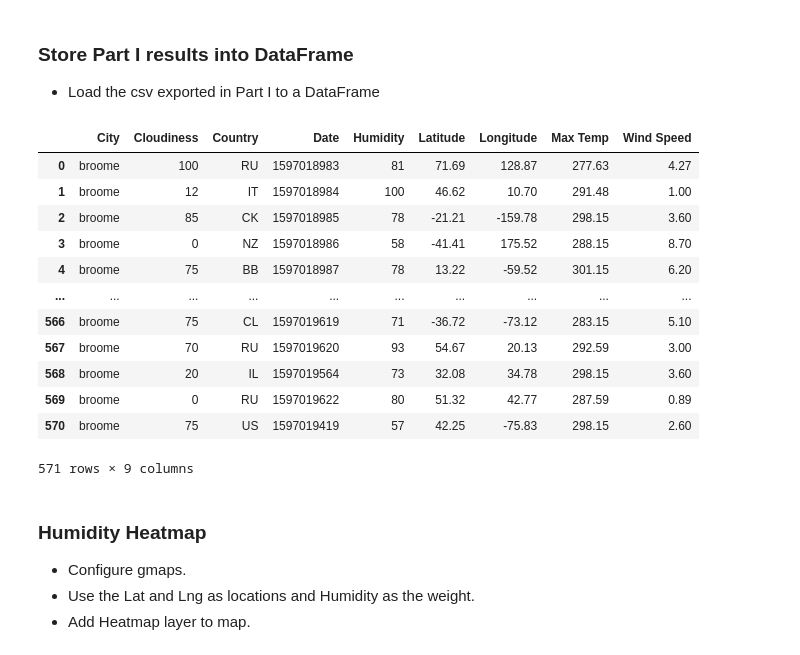
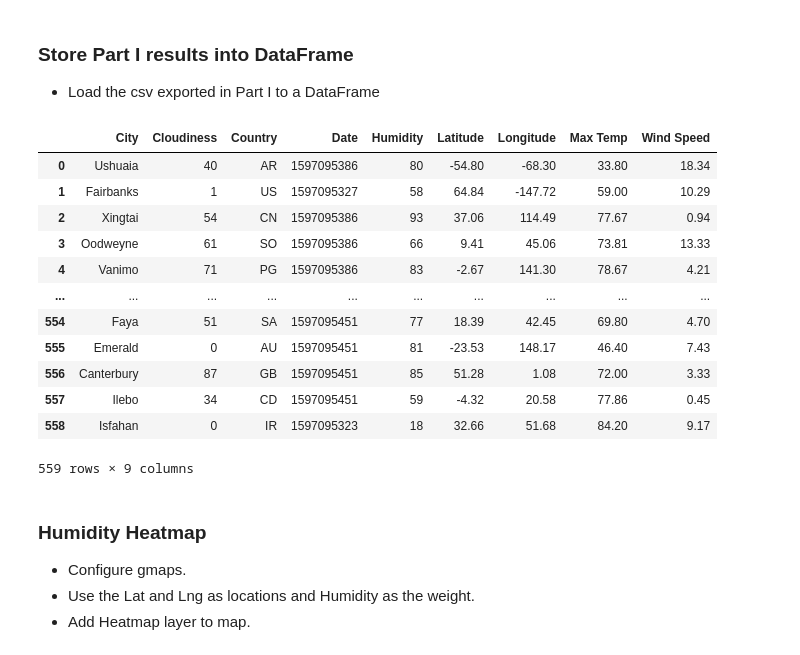
Before and after one commit to Kthomas09/python_api_challenge, a Jupyter notebook: 06-Python-APIs/Instructions/starter_code/VacationPy.ipynb, the cells around one changed output. Saved outputs shown, nothing was run; the diff lists cells and outputs as text; code cells hidden in the pictures.

Commit message:
Fixed the City index problem in my cities DataFrame.

```diff
--- a/06-Python-APIs/Instructions/starter_code/VacationPy.ipynb
+++ b/06-Python-APIs/Instructions/starter_code/VacationPy.ipynb
@@ -21,22 +21,22 @@ from api_key import g_key
 * Load the csv exported in Part I to a DataFrame
 # %%
 vacation_data=pd.read_csv("../output_data/cities.csv")
-vacation_df=pd.DataFrame(new_vacay)
+vacation_df=pd.DataFrame(vacation_data)
 vacation_df
 # %% [output]
 |  | City | Cloudiness | Country | Date | Humidity | Latitude | Longitude | Max Temp | Wind Speed |
-| 0 | broome | 100 | RU | 1597018983 | 81 | 71.69 | 128.87 | 277.63 | 4.27 |
-| 1 | broome | 12 | IT | 1597018984 | 100 | 46.62 | 10.70 | 291.48 | 1.00 |
-| 2 | broome | 85 | CK | 1597018985 | 78 | -21.21 | -159.78 | 298.15 | 3.60 |
-| 3 | broome | 0 | NZ | 1597018986 | 58 | -41.41 | 175.52 | 288.15 | 8.70 |
-| 4 | broome | 75 | BB | 1597018987 | 78 | 13.22 | -59.52 | 301.15 | 6.20 |
+| 0 | Ushuaia | 40 | AR | 1597095386 | 80 | -54.80 | -68.30 | 33.80 | 18.34 |
+| 1 | Fairbanks | 1 | US | 1597095327 | 58 | 64.84 | -147.72 | 59.00 | 10.29 |
+| 2 | Xingtai | 54 | CN | 1597095386 | 93 | 37.06 | 114.49 | 77.67 | 0.94 |
+| 3 | Oodweyne | 61 | SO | 1597095386 | 66 | 9.41 | 45.06 | 73.81 | 13.33 |
+| 4 | Vanimo | 71 | PG | 1597095386 | 83 | -2.67 | 141.30 | 78.67 | 4.21 |
 | ... | ... | ... | ... | ... | ... | ... | ... | ... | ... |
-| 566 | broome | 75 | CL | 1597019619 | 71 | -36.72 | -73.12 | 283.15 | 5.10 |
-| 567 | broome | 70 | RU | 1597019620 | 93 | 54.67 | 20.13 | 292.59 | 3.00 |
-| 568 | broome | 20 | IL | 1597019564 | 73 | 32.08 | 34.78 | 298.15 | 3.60 |
-| 569 | broome | 0 | RU | 1597019622 | 80 | 51.32 | 42.77 | 287.59 | 0.89 |
-| 570 | broome | 75 | US | 1597019419 | 57 | 42.25 | -75.83 | 298.15 | 2.60 |
+| 554 | Faya | 51 | SA | 1597095451 | 77 | 18.39 | 42.45 | 69.80 | 4.70 |
+| 555 | Emerald | 0 | AU | 1597095451 | 81 | -23.53 | 148.17 | 46.40 | 7.43 |
+| 556 | Canterbury | 87 | GB | 1597095451 | 85 | 51.28 | 1.08 | 72.00 | 3.33 |
+| 557 | Ilebo | 34 | CD | 1597095451 | 59 | -4.32 | 20.58 | 77.86 | 0.45 |
+| 558 | Isfahan | 0 | IR | 1597095323 | 18 | 32.66 | 51.68 | 84.20 | 9.17 |
-571 rows × 9 columns
+559 rows × 9 columns
 # %% [markdown]
 ### Humidity Heatmap
 * Configure gmaps.
```
Also changed, not shown: parts of 2 cells of this notebook, 2 other files.
